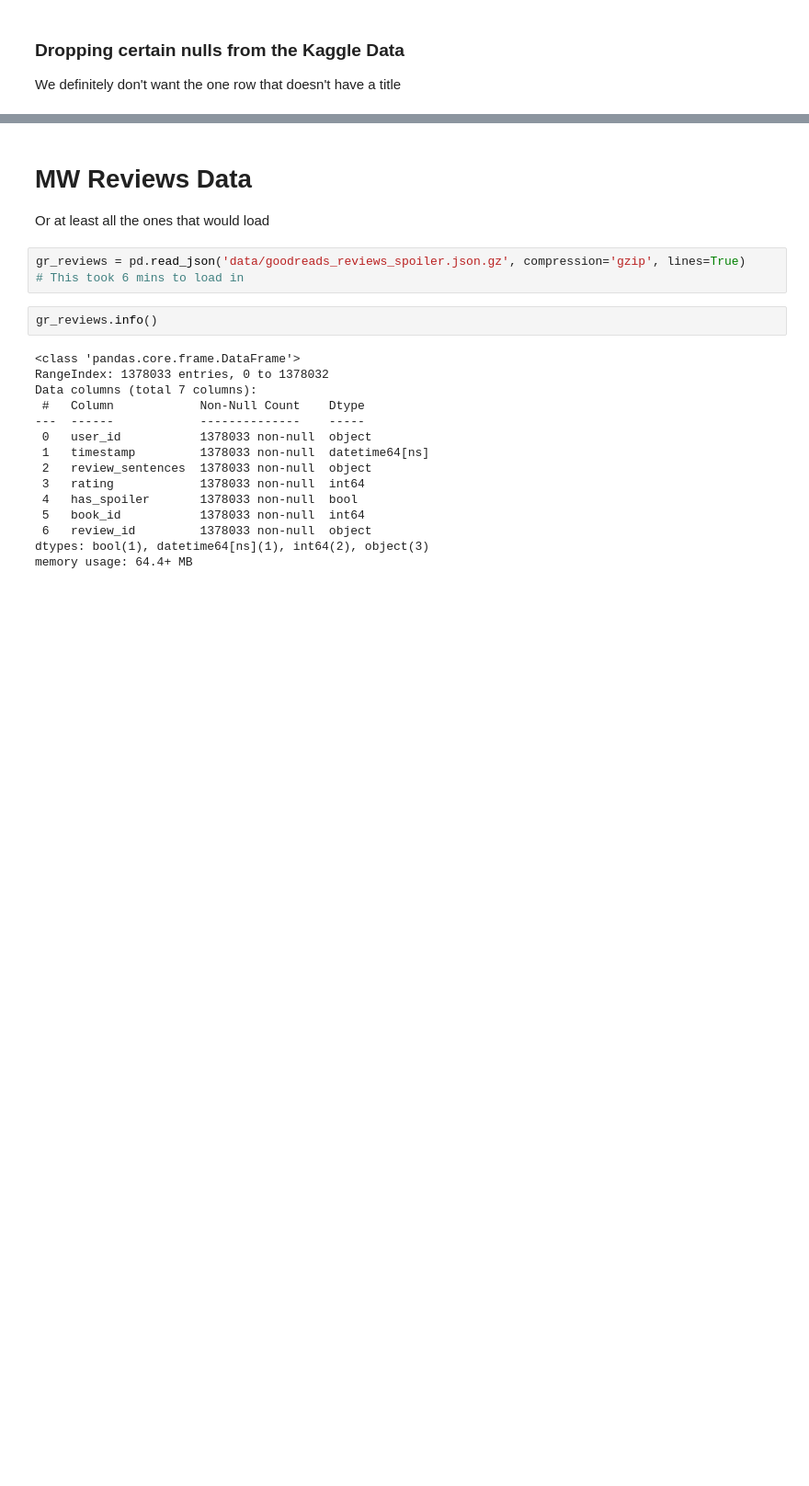
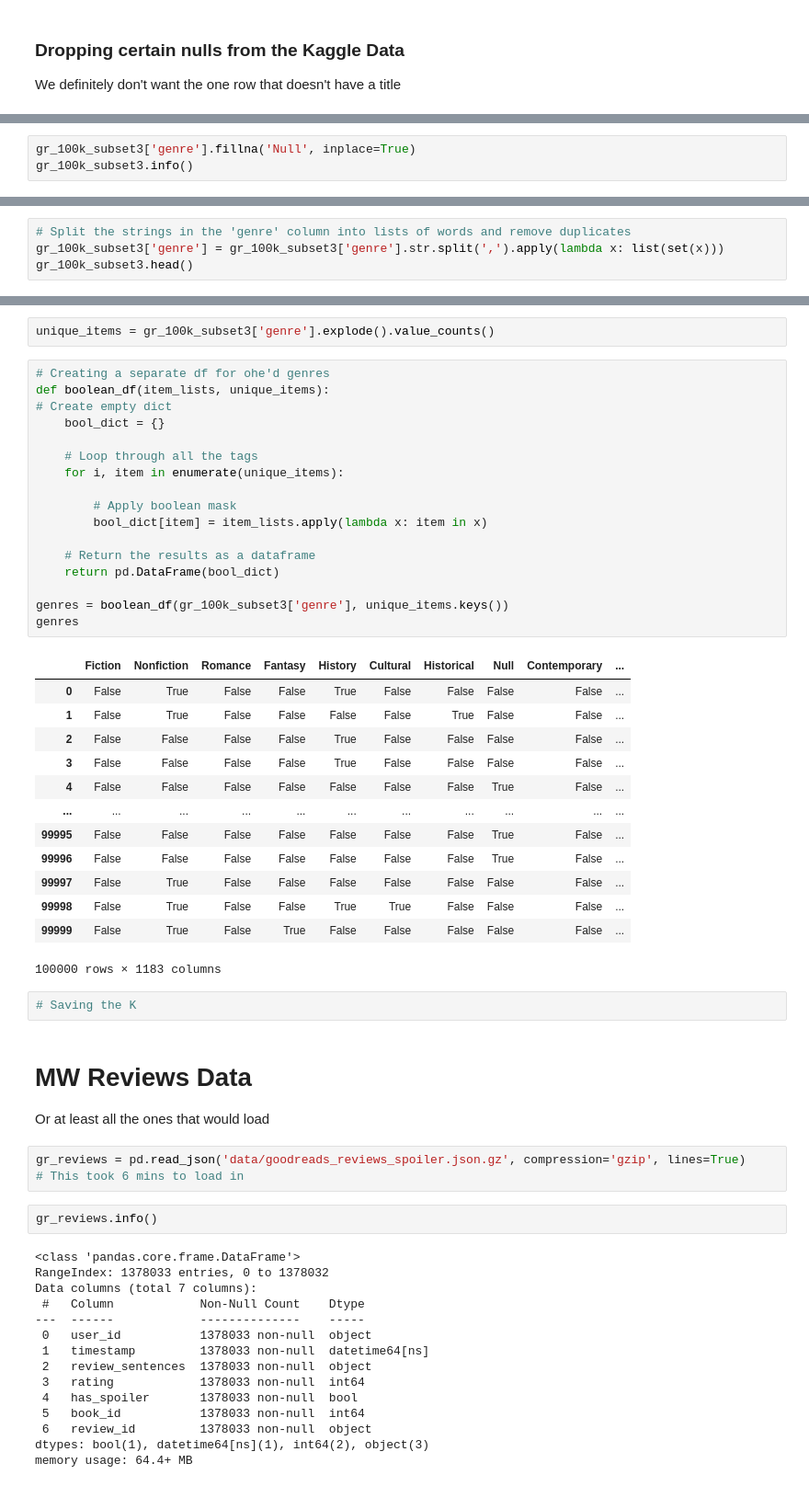
Before and after one commit to shelleylwang/goodreads-recommendations, a Jupyter notebook: data_cleaning_scratch.ipynb, the cells around one changed output, grey strips where cells are left out. Shown at 92% size. Cells and saved outputs as stored; diff of their text form; blank space fills up the shorter version.

Commit message:
more data cleaning, started some CF

```diff
--- a/data_cleaning_scratch.ipynb
+++ b/data_cleaning_scratch.ipynb
@@ -251,0 +276,3 @@ memory usage: 8.4+ MB
+# %%
+gr_100k_subset3['genre'].fillna('Null', inplace=True)
+gr_100k_subset3.info()
@@ -251,0 +315,4 @@ memory usage: 8.4+ MB
+# %%
+# Split the strings in the 'genre' column into lists of words and remove duplicates
+gr_100k_subset3['genre'] = gr_100k_subset3['genre'].str.split(',').apply(lambda x: list(set(x)))
+gr_100k_subset3.head()
@@ -252,3 +342,38 @@ memory usage: 8.4+ MB
+# %%
+unique_items = gr_100k_subset3['genre'].explode().value_counts()
+# %%
+# Creating a separate df for ohe'd genres
+def boolean_df(item_lists, unique_items):
+# Create empty dict
+    bool_dict = {}
+
+    # Loop through all the tags
+    for i, item in enumerate(unique_items):
+
+        # Apply boolean mask
+        bool_dict[item] = item_lists.apply(lambda x: item in x)
+
+    # Return the results as a dataframe
+    return pd.DataFrame(bool_dict)
+
+genres = boolean_df(gr_100k_subset3['genre'], unique_items.keys())
+genres
+# %% [output]
+|  | Fiction | Nonfiction | Romance | Fantasy | History | Cultural | Historical | Null | Contemporary | ... |
+| 0 | False | True | False | False | True | False | False | False | False | ... |
+| 1 | False | True | False | False | False | False | True | False | False | ... |
+| 2 | False | False | False | False | True | False | False | False | False | ... |
+| 3 | False | False | False | False | True | False | False | False | False | ... |
+| 4 | False | False | False | False | False | False | False | True | False | ... |
+| ... | ... | ... | ... | ... | ... | ... | ... | ... | ... | ... |
+| 99995 | False | False | False | False | False | False | False | True | False | ... |
+| 99996 | False | False | False | False | False | False | False | True | False | ... |
+| 99997 | False | True | False | False | False | False | False | False | False | ... |
+| 99998 | False | True | False | False | True | True | False | False | False | ... |
+| 99999 | False | True | False | True | False | False | False | False | False | ... |
+100000 rows × 1183 columns
+# %%
+# Saving the K
 # %% [markdown]
 # MW Reviews Data
 Or at least all the ones that would load
```
Also changed, not shown: parts of 31 cells of this notebook, 2 other files.
